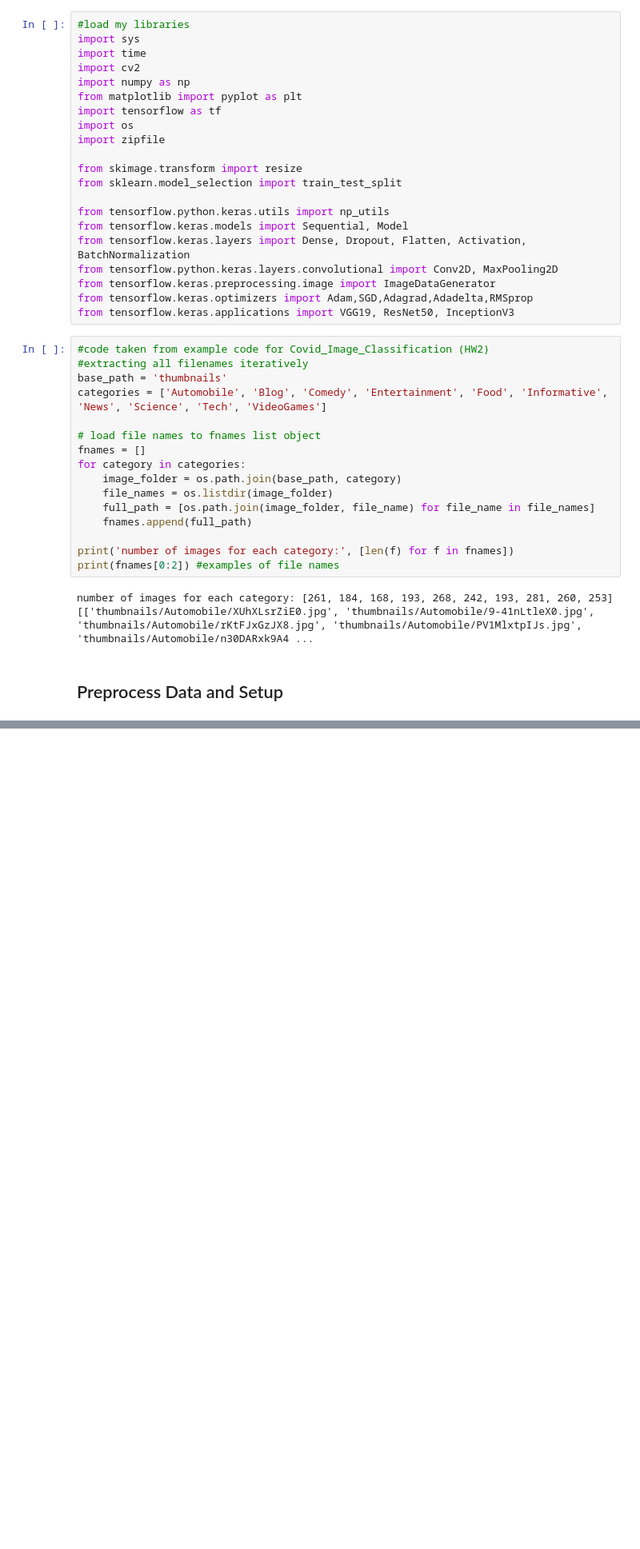
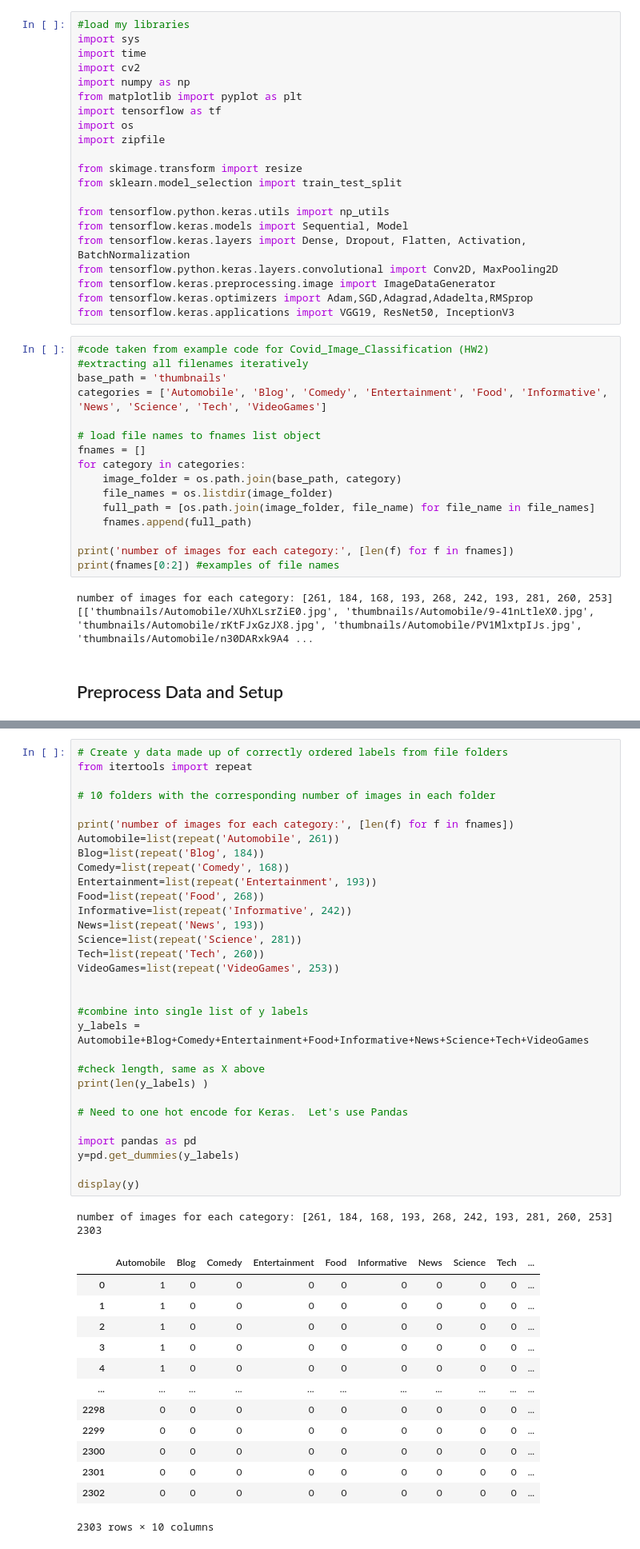
Before and after one commit to ChoLaamY/Youtube_Thumbnail_Classification, a Jupyter notebook: FinalProject.ipynb, the cells around one changed output, grey strips where cells are left out. Shown: that part at 80% size. Drawn from its saved outputs; the diff is of its cells as text; blank space fills up the shorter version.

```diff
--- a/FinalProject.ipynb
+++ b/FinalProject.ipynb
@@ -101,0 +130,47 @@ def preprocessor(data, shape=(192, 192)):
+# %%
+# Create y data made up of correctly ordered labels from file folders
+from itertools import repeat
+
+# 10 folders with the corresponding number of images in each folder
+
+print('number of images for each category:', [len(f) for f in fnames])
+Automobile=list(repeat('Automobile', 261))
+Blog=list(repeat('Blog', 184))
+Comedy=list(repeat('Comedy', 168))
+Entertainment=list(repeat('Entertainment', 193))
+Food=list(repeat('Food', 268))
+Informative=list(repeat('Informative', 242))
+News=list(repeat('News', 193))
+Science=list(repeat('Science', 281))
+Tech=list(repeat('Tech', 260))
+VideoGames=list(repeat('VideoGames', 253))
+
+
+#combine into single list of y labels
+y_labels = Automobile+Blog+Comedy+Entertainment+Food+Informative+News+Science+Tech+VideoGames
+
+#check length, same as X above
+print(len(y_labels) )
+
+# Need to one hot encode for Keras.  Let's use Pandas
+
+import pandas as pd
+y=pd.get_dummies(y_labels)
+
+display(y)
+# %% [output]
+number of images for each category: [261, 184, 168, 193, 268, 242, 193, 281, 260, 253]
+2303
+|  | Automobile | Blog | Comedy | Entertainment | Food | Informative | News | Science | Tech | ... |
+| 0 | 1 | 0 | 0 | 0 | 0 | 0 | 0 | 0 | 0 | ... |
+| 1 | 1 | 0 | 0 | 0 | 0 | 0 | 0 | 0 | 0 | ... |
+| 2 | 1 | 0 | 0 | 0 | 0 | 0 | 0 | 0 | 0 | ... |
+| 3 | 1 | 0 | 0 | 0 | 0 | 0 | 0 | 0 | 0 | ... |
+| 4 | 1 | 0 | 0 | 0 | 0 | 0 | 0 | 0 | 0 | ... |
+| ... | ... | ... | ... | ... | ... | ... | ... | ... | ... | ... |
+| 2298 | 0 | 0 | 0 | 0 | 0 | 0 | 0 | 0 | 0 | ... |
+| 2299 | 0 | 0 | 0 | 0 | 0 | 0 | 0 | 0 | 0 | ... |
+| 2300 | 0 | 0 | 0 | 0 | 0 | 0 | 0 | 0 | 0 | ... |
+| 2301 | 0 | 0 | 0 | 0 | 0 | 0 | 0 | 0 | 0 | ... |
+| 2302 | 0 | 0 | 0 | 0 | 0 | 0 | 0 | 0 | 0 | ... |
+2303 rows × 10 columns
```
Also changed, not shown: parts of 7 cells of this notebook.
